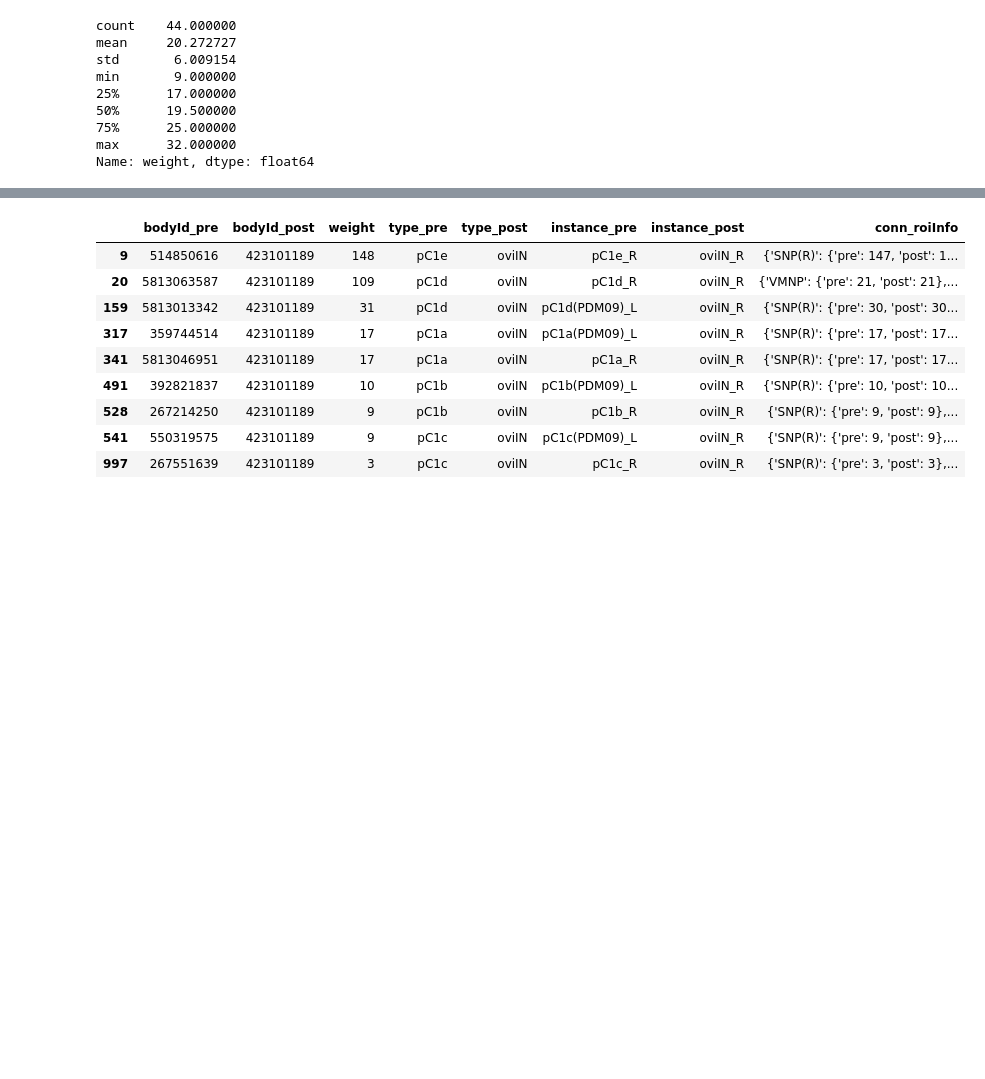
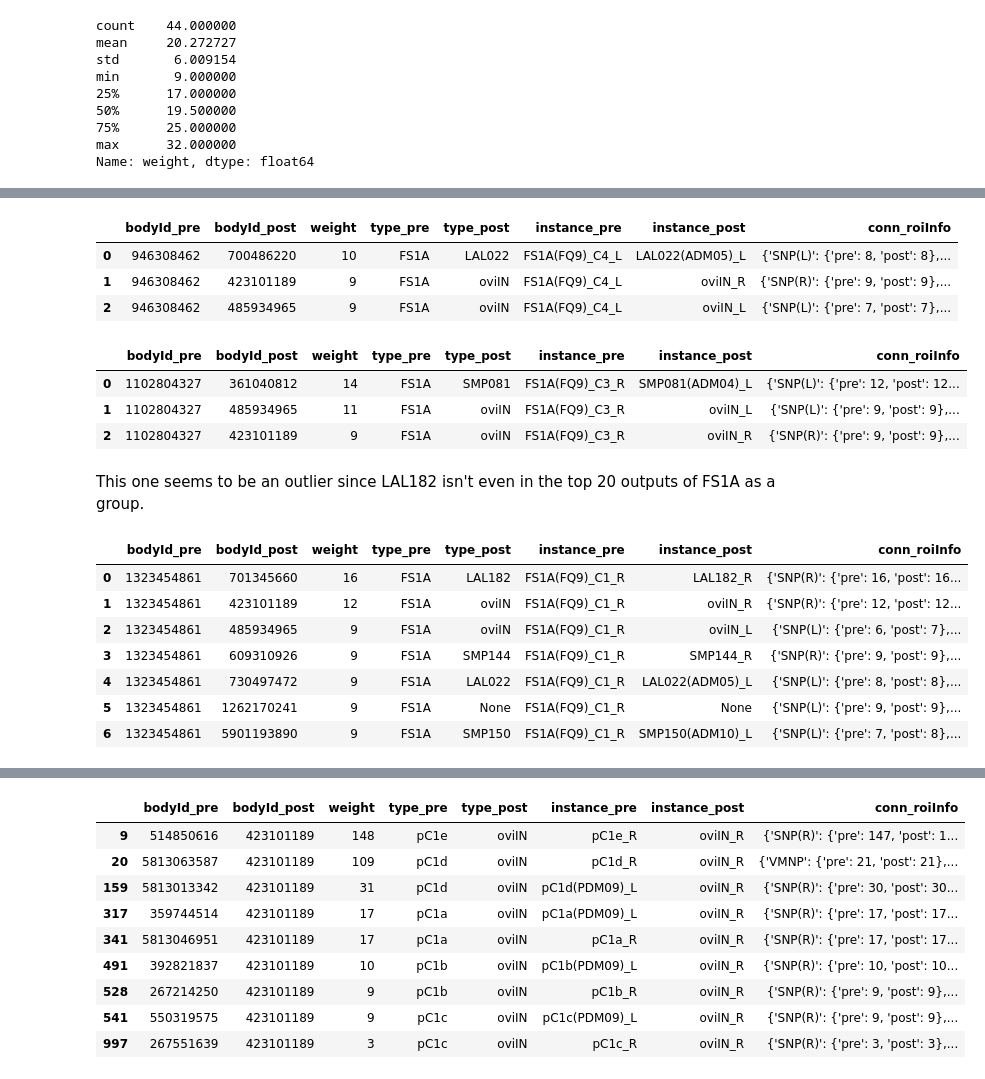
Before and after one commit to Gutierrez-lab/oviIN-analyses-gabrielle, a Jupyter notebook: inputs_outputs_oviIN.ipynb, the cells around one changed output, grey strips where cells are left out. Saved outputs shown, nothing was run; the diff lists cells and outputs as text; code cells hidden in the pictures; blank space fills up the shorter version.

```diff
--- a/inputs_outputs_oviIN.ipynb
+++ b/inputs_outputs_oviIN.ipynb
@@ -148,0 +182,27 @@ Name: weight, dtype: float64
+# %%
+fetch_simple_connections(946308462, None, min_weight=9)
+# %% [output]
+|  | bodyId_pre | bodyId_post | weight | type_pre | type_post | instance_pre | instance_post | conn_roiInfo |
+| 0 | 946308462 | 700486220 | 10 | FS1A | LAL022 | FS1A(FQ9)_C4_L | LAL022(ADM05)_L | {'SNP(L)': {'pre': 8, 'post': 8},... |
+| 1 | 946308462 | 423101189 | 9 | FS1A | oviIN | FS1A(FQ9)_C4_L | oviIN_R | {'SNP(R)': {'pre': 9, 'post': 9},... |
+| 2 | 946308462 | 485934965 | 9 | FS1A | oviIN | FS1A(FQ9)_C4_L | oviIN_L | {'SNP(L)': {'pre': 7, 'post': 7},... |
+# %%
+fetch_simple_connections(1102804327, None, min_weight=9)
+# %% [output]
+|  | bodyId_pre | bodyId_post | weight | type_pre | type_post | instance_pre | instance_post | conn_roiInfo |
+| 0 | 1102804327 | 361040812 | 14 | FS1A | SMP081 | FS1A(FQ9)_C3_R | SMP081(ADM04)_L | {'SNP(L)': {'pre': 12, 'post': 12... |
+| 1 | 1102804327 | 485934965 | 11 | FS1A | oviIN | FS1A(FQ9)_C3_R | oviIN_L | {'SNP(L)': {'pre': 9, 'post': 9},... |
+| 2 | 1102804327 | 423101189 | 9 | FS1A | oviIN | FS1A(FQ9)_C3_R | oviIN_R | {'SNP(R)': {'pre': 9, 'post': 9},... |
+# %% [markdown]
+This one seems to be an outlier since LAL182 isn't even in the top 20 outputs of FS1A as a group.
+# %%
+fetch_simple_connections(1323454861, None, min_weight=9)
+# %% [output]
+|  | bodyId_pre | bodyId_post | weight | type_pre | type_post | instance_pre | instance_post | conn_roiInfo |
+| 0 | 1323454861 | 701345660 | 16 | FS1A | LAL182 | FS1A(FQ9)_C1_R | LAL182_R | {'SNP(R)': {'pre': 16, 'post': 16... |
+| 1 | 1323454861 | 423101189 | 12 | FS1A | oviIN | FS1A(FQ9)_C1_R | oviIN_R | {'SNP(R)': {'pre': 12, 'post': 12... |
+| 2 | 1323454861 | 485934965 | 9 | FS1A | oviIN | FS1A(FQ9)_C1_R | oviIN_L | {'SNP(L)': {'pre': 6, 'post': 7},... |
+| 3 | 1323454861 | 609310926 | 9 | FS1A | SMP144 | FS1A(FQ9)_C1_R | SMP144_R | {'SNP(R)': {'pre': 9, 'post': 9},... |
+| 4 | 1323454861 | 730497472 | 9 | FS1A | LAL022 | FS1A(FQ9)_C1_R | LAL022(ADM05)_L | {'SNP(L)': {'pre': 8, 'post': 8},... |
+| 5 | 1323454861 | 1262170241 | 9 | FS1A | None | FS1A(FQ9)_C1_R | None | {'SNP(L)': {'pre': 9, 'post': 9},... |
+| 6 | 1323454861 | 5901193890 | 9 | FS1A | SMP150 | FS1A(FQ9)_C1_R | SMP150(ADM10)_L | {'SNP(L)': {'pre': 7, 'post': 8},... |
```
Also changed, not shown: parts of 33 cells of this notebook.
